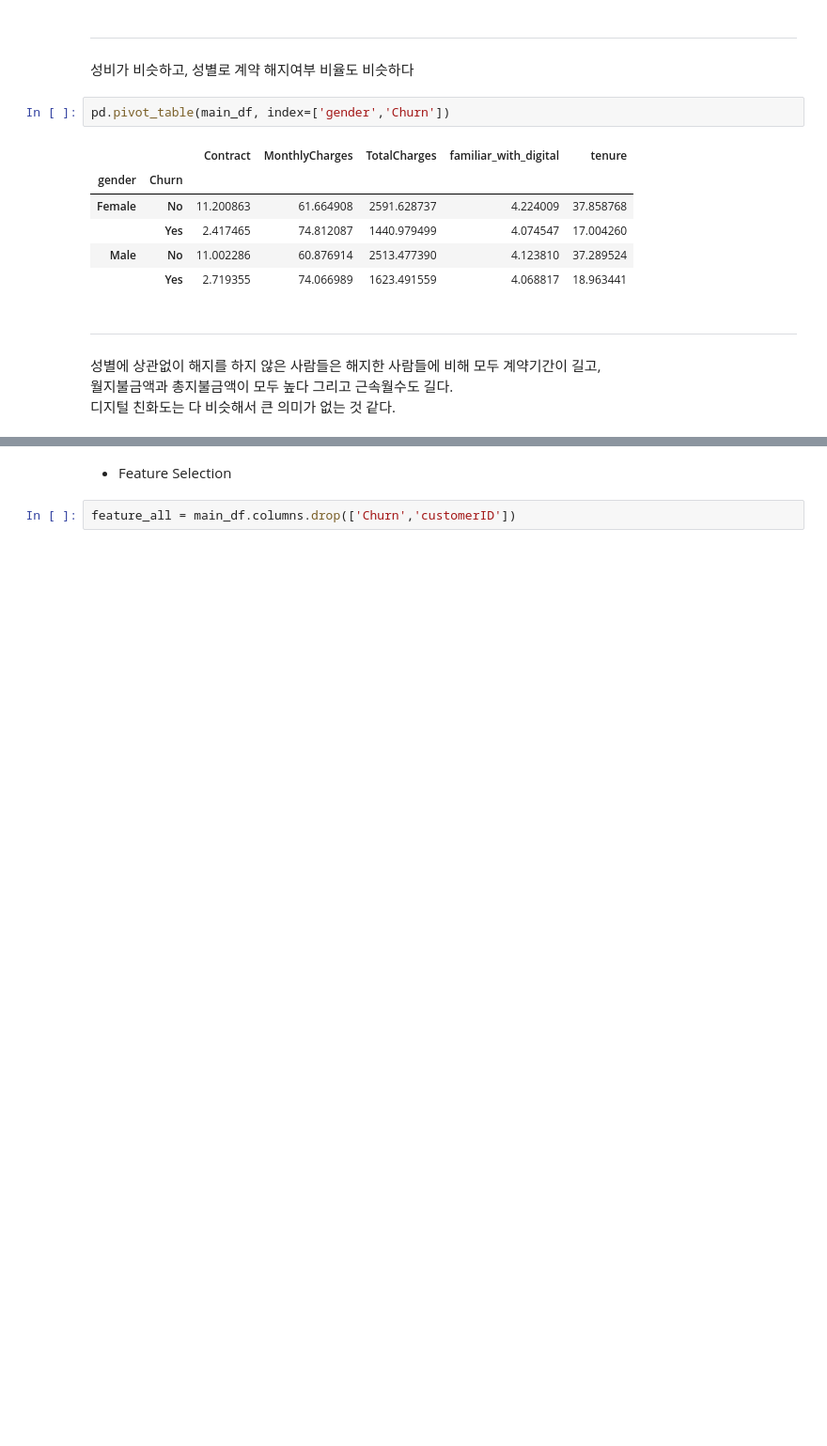
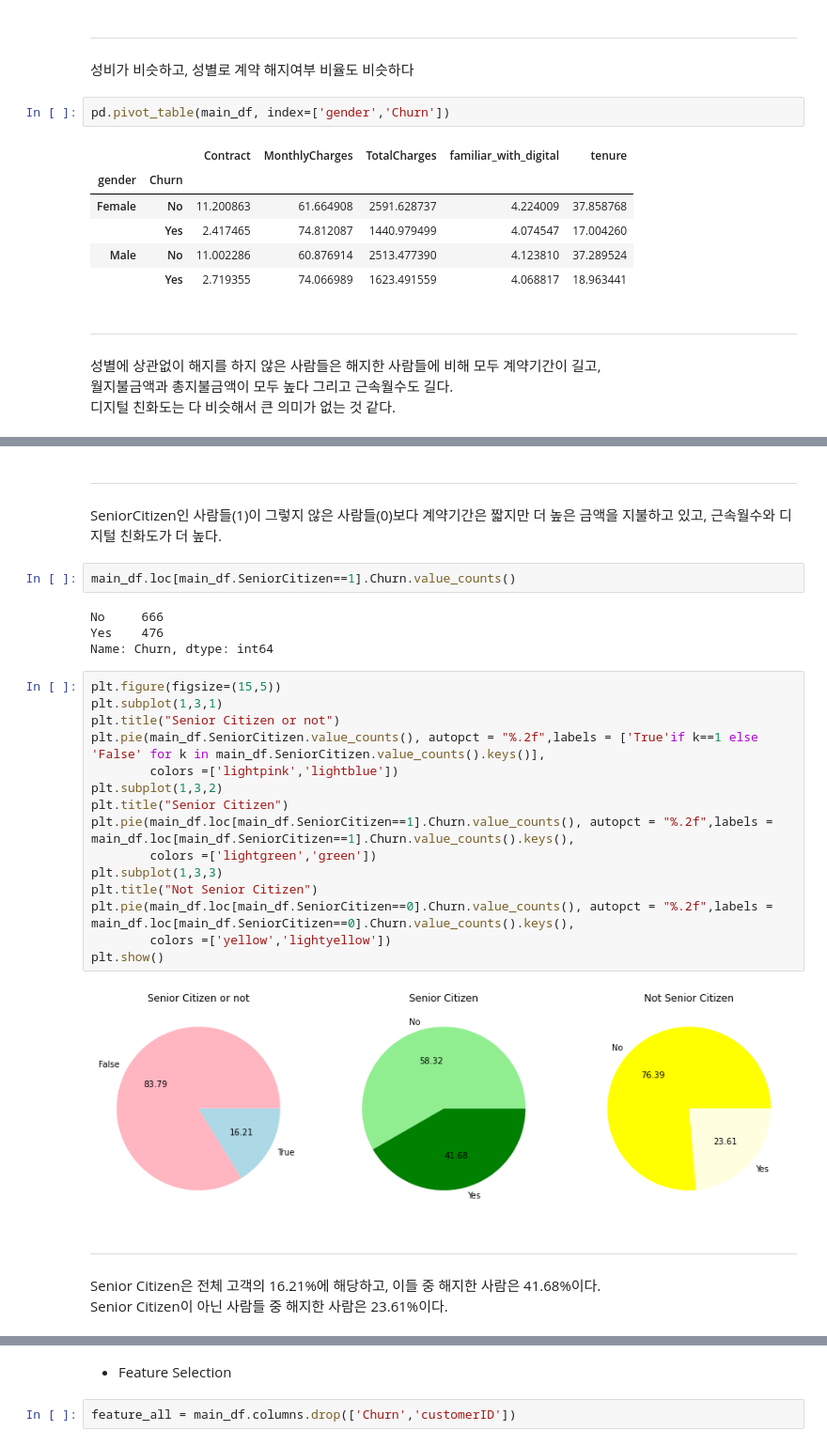
Before and after one commit to PingPingE/Kaggle-Telco_customer_churn, a Jupyter notebook: telco-customer-churn.ipynb, the cells around one changed output, grey strips where cells are left out. Shown at 94% size. Saved outputs shown, nothing was run; the diff lists cells and outputs as text; blank space fills up the shorter version.

```diff
--- a/telco-customer-churn.ipynb
+++ b/telco-customer-churn.ipynb
@@ -669,0 +698,30 @@ pd.pivot_table(main_df, index=['gender','Churn'])
+# %% [markdown]
+---------------
+SeniorCitizen인 사람들(1)이 그렇지 않은 사람들(0)보다 계약기간은 짧지만 더 높은 금액을 지불하고 있고, 근속월수와 디지털 친화도가 더 높다.
+# %%
+main_df.loc[main_df.SeniorCitizen==1].Churn.value_counts()
+# %% [output]
+No     666
+Yes    476
+Name: Churn, dtype: int64
+# %%
+plt.figure(figsize=(15,5))
+plt.subplot(1,3,1)
+plt.title("Senior Citizen or not")
+plt.pie(main_df.SeniorCitizen.value_counts(), autopct = "%.2f",labels = ['True'if k==1 else 'False' for k in main_df.SeniorCitizen.value_counts().keys()],
+        colors =['lightpink','lightblue'])
+plt.subplot(1,3,2)
+plt.title("Senior Citizen")
+plt.pie(main_df.loc[main_df.SeniorCitizen==1].Churn.value_counts(), autopct = "%.2f",labels = main_df.loc[main_df.SeniorCitizen==1].Churn.value_counts().keys(),
+        colors =['lightgreen','green'])
+plt.subplot(1,3,3)
+plt.title("Not Senior Citizen")
+plt.pie(main_df.loc[main_df.SeniorCitizen==0].Churn.value_counts(), autopct = "%.2f",labels = main_df.loc[main_df.SeniorCitizen==0].Churn.value_counts().keys(),
+        colors =['yellow','lightyellow'])
+plt.show()
+# %% [output]
+[figure, added]
+# %% [markdown]
+---------------
+Senior Citizen은 전체 고객의 16.21%에 해당하고, 이들 중 해지한 사람은 41.68%이다.<br>
+Senior Citizen이 아닌 사람들 중 해지한 사람은 23.61%이다.
```
Also changed, not shown: parts of 22 cells of this notebook.
